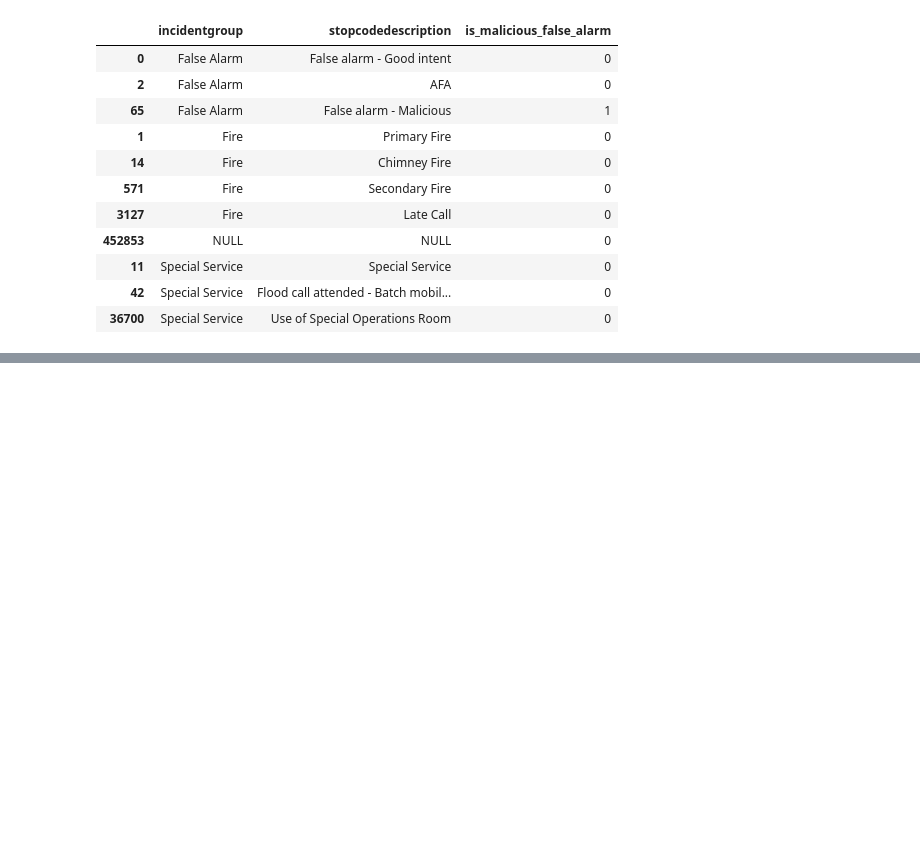
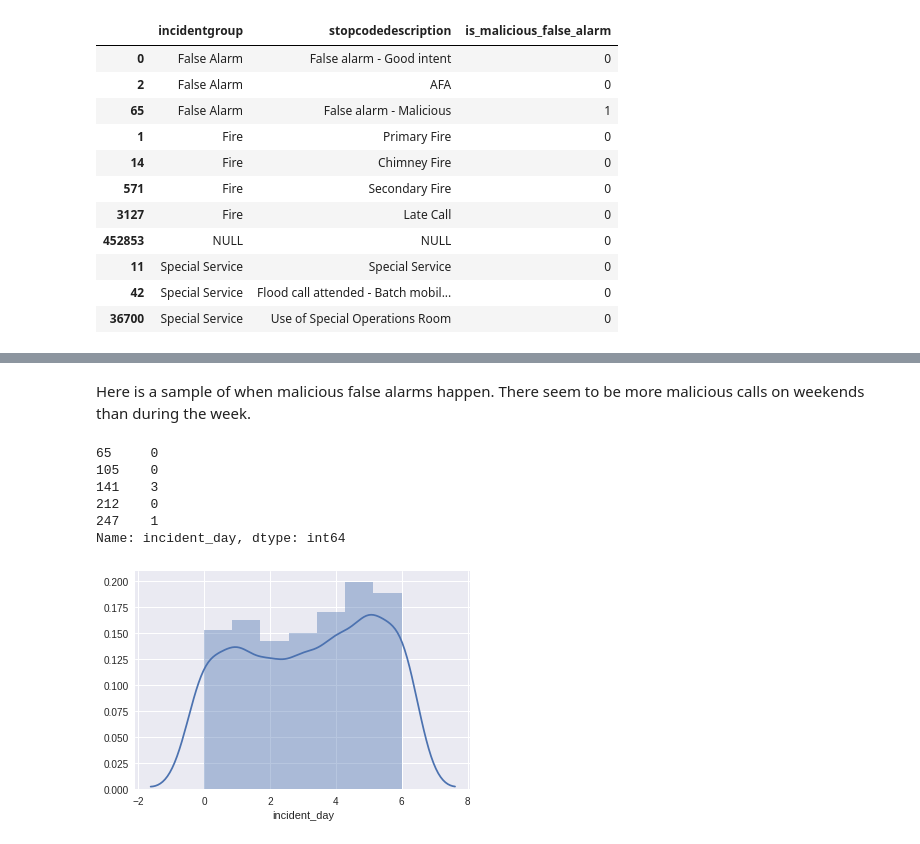
Before and after one commit to GuerrillaAnalytics/proj001_lfb, a Jupyter notebook: wp/wp_005_false_alarm_analysis/01/wp_005_false_alarm_analysis.ipynb, the cells around one changed output, grey strips where cells are left out. Drawn from its saved outputs; the diff is of its cells as text; code cells hidden in the pictures; blank space fills up the shorter version.

Commit message:
Deriving features in notebook for predicting false alarms

```diff
--- a/wp/wp_005_false_alarm_analysis/01/wp_005_false_alarm_analysis.ipynb
+++ b/wp/wp_005_false_alarm_analysis/01/wp_005_false_alarm_analysis.ipynb
@@ -205,0 +172,19 @@ df_features[['incidentgroup','stopcodedescription']].drop_duplicates().sort_valu
+# %%
+df_features['incident_month']=df_features['dateofcall_cln'].dt.month
+df_features['incident_year']=df_features['dateofcall_cln'].dt.year
+df_features['incident_hour']=df_features['dateofcall_cln'].dt.hour
+df_features['incident_day']=df_features['dateofcall_cln'].dt.dayofweek
+
+def is_weekend(df):
+    """Determine if a callout was at the weekend. By weekend we really mean from Friday evening onwards"""
+
+    if df['incident_day'] == 6 or df['incident_day'] == 5:
+        return 1
+    elif df['incident_day'] == 4 and df['incident_hour']>=18:
+        return 1
+    else:
+        return 0
+
+df_features['is_weekend'] = df_features.apply(is_weekend,axis =1)
+print(df_features.dtypes)
+df_features.head()
@@ -205,0 +237,18 @@ df_features[['incidentgroup','stopcodedescription']].drop_duplicates().sort_valu
+# %% [markdown]
+Here is a sample of when malicious false alarms happen. There seem to be more malicious calls on weekends than during the week.
+# %%
+df_plot=df_features.loc[ df_features['is_malicious_false_alarm']==1 ]['incident_day']
+print(df_plot.head())
+
+chosen_idx = np.random.choice(len(df_plot), replace=False, size=1000)
+df_plot = df_plot.iloc[chosen_idx]
+
+sns.distplot(df_plot, hist=True, rug=False,bins=7);
+# %% [output]
+65     0
+105    0
+141    3
+212    0
+247    1
+Name: incident_day, dtype: int64
+[figure, added]
```
Also changed, not shown: parts of 20 cells of this notebook.
